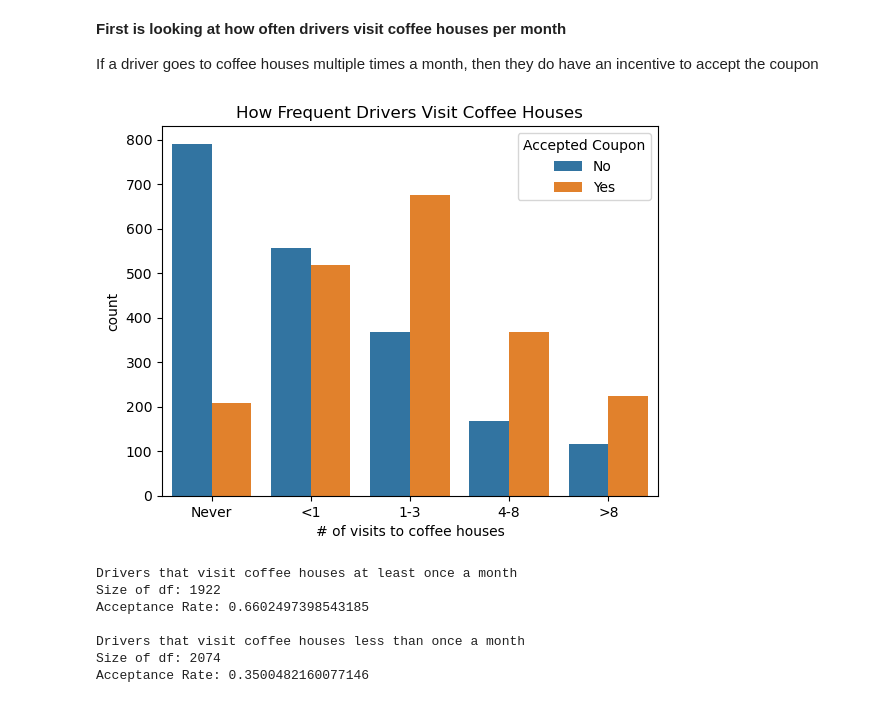
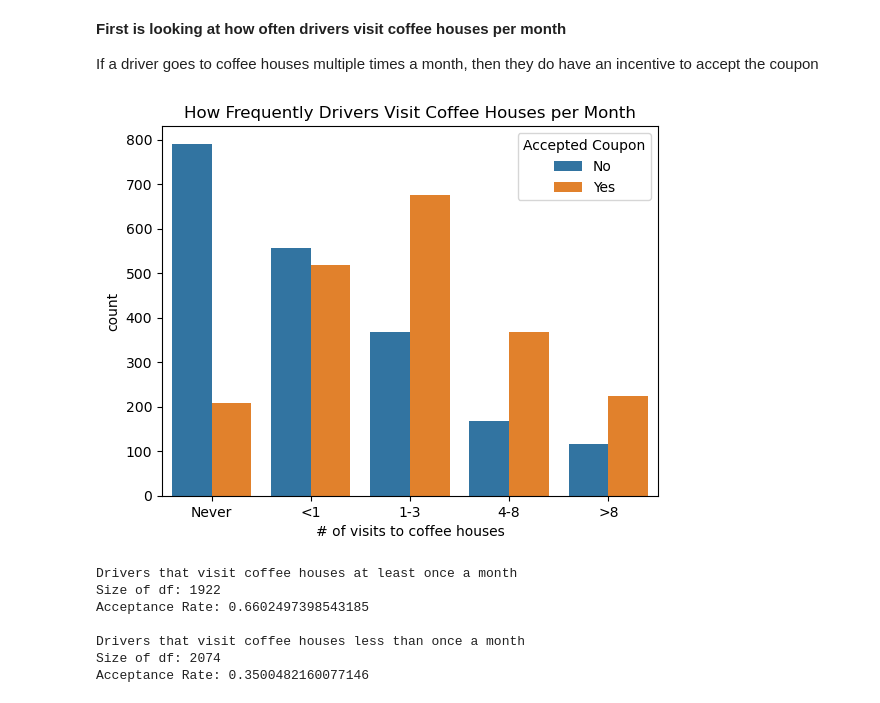
Before and after one commit to DKW2/coupon-acceptance, a Jupyter notebook: CouponAnalysis.ipynb, the cells around one changed output. Drawn from its saved outputs; the diff is of its cells as text; code cells hidden in the pictures.

Commit message:
Tiny change to visual

```diff
--- a/CouponAnalysis.ipynb
+++ b/CouponAnalysis.ipynb
@@ -418,13 +418,13 @@ If a driver goes to coffee houses multiple times a month, then they do have an i
 # %%
 # Plot a bar plot of the driver's visits to coffee houses per month and order it by frequency
 plot = sns.countplot( data = coffee, x = "CoffeeHouse", hue = "Accepted Coupon", order = ["never","less1","1~3","4~8","gt8"] )
 plt.xlabel( "# of visits to coffee houses" )
-plt.title( "How Frequent Drivers Visit Coffee Houses" )
+plt.title( "How Frequently Drivers Visit Coffee Houses per Month" )
 plot.set_xticklabels(["Never","<1","1-3","4-8",">8"])
 plt.savefig( "images/coffeeHouseVisits.png" )
 print()
 # %% [output]
-[figure, old version]
+[figure, new version]
 # %%
 # We see that once the visits reaches 1 or more, the acceptance rate is a lot higher, so lets calculate the exact acceptance rates
 yearsGreaterThan1 = ["1~3","4~8","gt8"]
```
Also changed, not shown: 1 other file.
